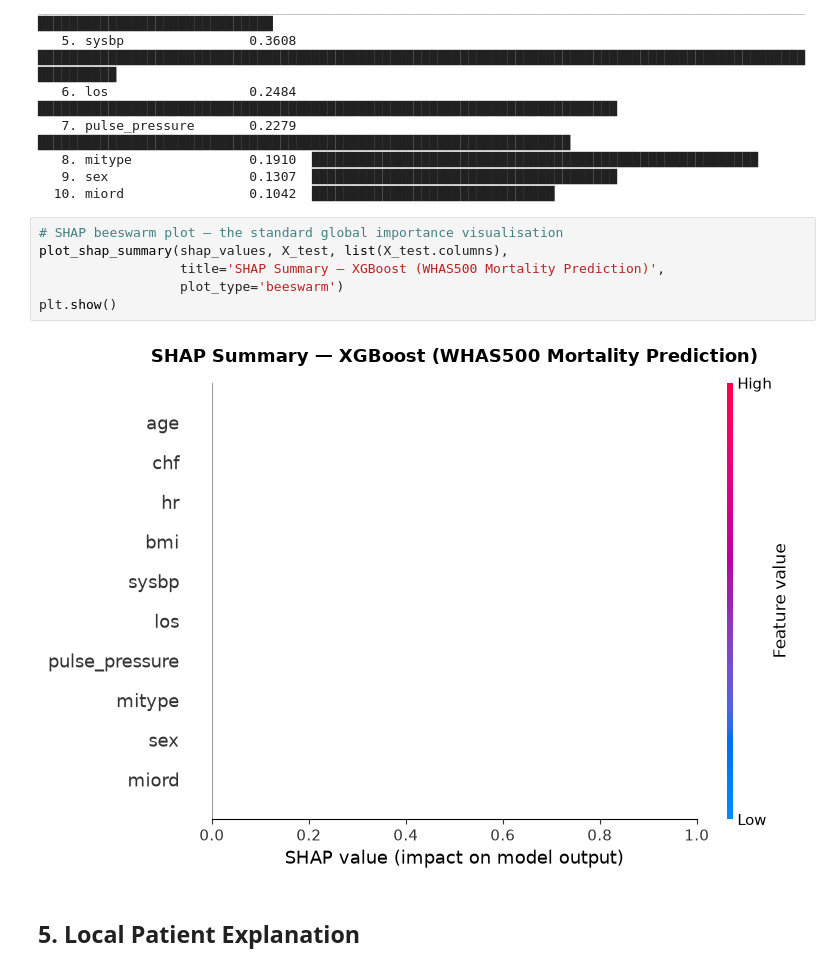
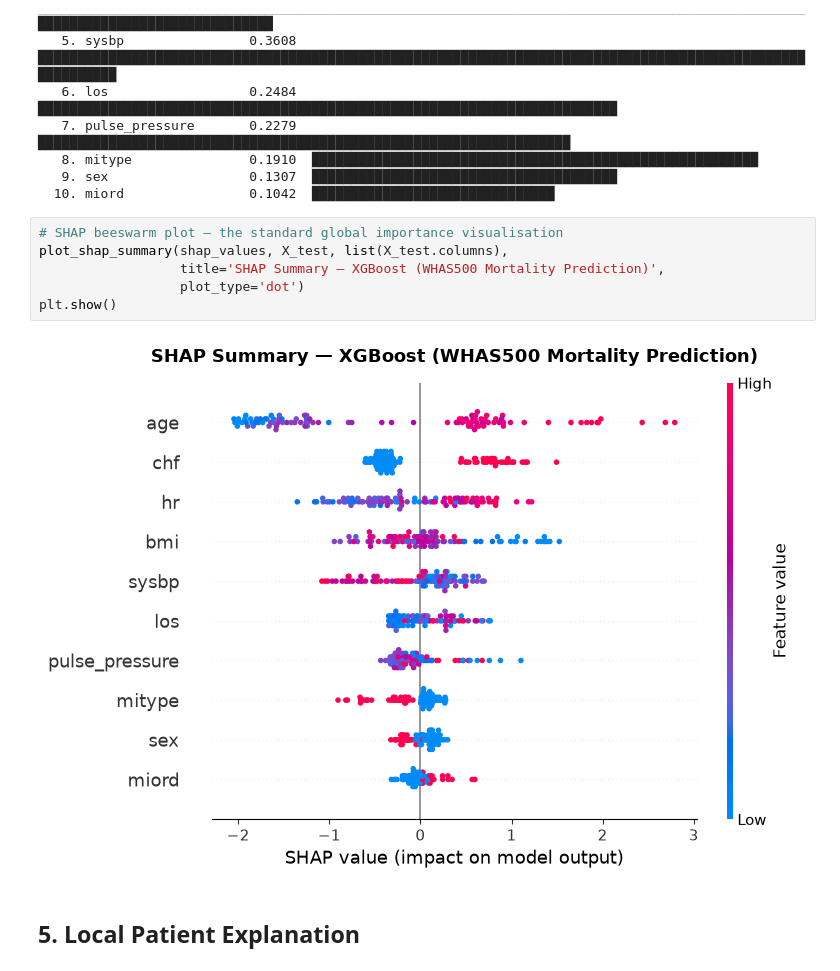
Before and after one commit to ayodeji07/patient_survival_prediction, a Jupyter notebook: notebooks/02_shap_analysis.ipynb, the cells around one changed output. Drawn from its saved outputs; the diff is of its cells as text.

```diff
--- a/notebooks/02_shap_analysis.ipynb
+++ b/notebooks/02_shap_analysis.ipynb
@@ -80,11 +80,11 @@ Top 10 features by mean |SHAP|:
 # %%
 # SHAP beeswarm plot — the standard global importance visualisation
 plot_shap_summary(shap_values, X_test, list(X_test.columns),
                   title='SHAP Summary — XGBoost (WHAS500 Mortality Prediction)',
-                  plot_type='beeswarm')
+                  plot_type='dot')
 plt.show()
 # %% [output]
-[figure, old version]
+[figure, new version]
 # %% [markdown]
 ## 5. Local Patient Explanation
 # %%
```
Also changed, not shown: parts of 3 cells of this notebook, 1 other file.
